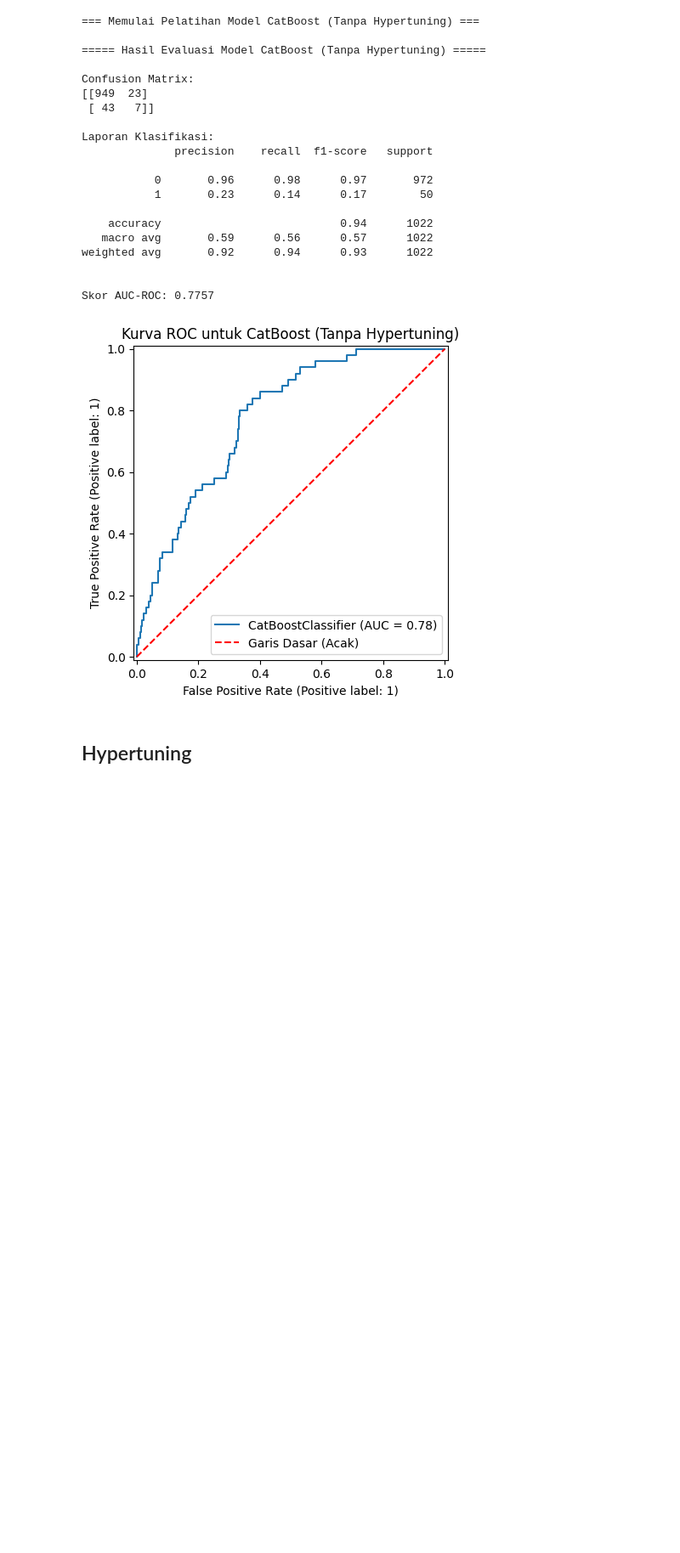
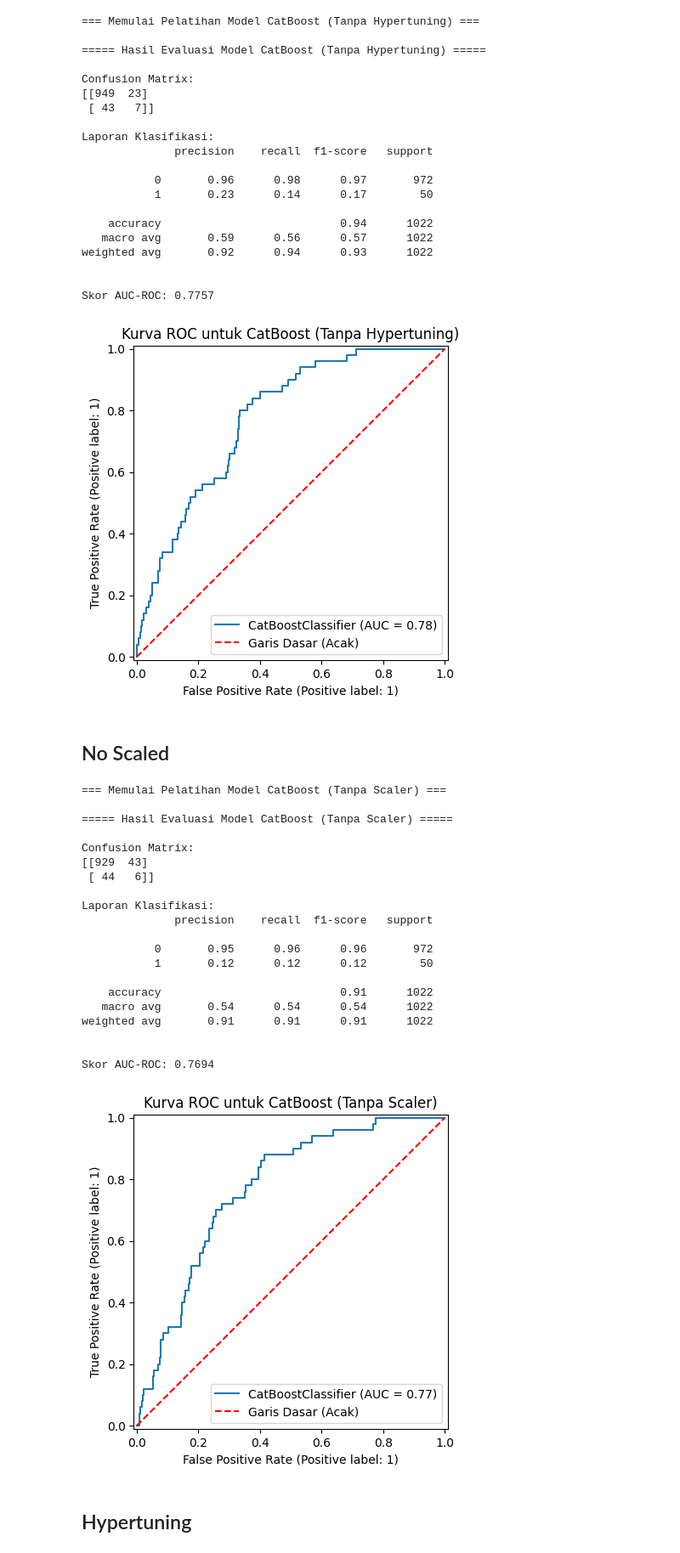
Before and after one commit to PUTAXD/FP_MachineLearning, a Jupyter notebook: CatBoost.ipynb, the cells around one changed output. Shown at 85% size. Cells and saved outputs as stored; diff of their text form; code cells hidden in the pictures; blank space fills up the shorter version.

```diff
--- a/CatBoost.ipynb
+++ b/CatBoost.ipynb
@@ -76,6 +76,82 @@ weighted avg       0.92      0.94      0.93      1022
 
 Skor AUC-ROC: 0.7757
 [figure]
+# %% [markdown]
+## No Scaled
+# %%
+import pandas as pd
+from sklearn.model_selection import train_test_split
+from sklearn.preprocessing import StandardScaler
+from imblearn.over_sampling import SMOTE
+from catboost import CatBoostClassifier
+from sklearn.metrics import classification_report, confusion_matrix, roc_auc_score, RocCurveDisplay
+import matplotlib.pyplot as plt
+
+# Muat dataset yang sudah di-encode
+df = pd.read_csv('data/healthcare-dataset-stroke-data-encoded.csv')
+
+# Pisahkan fitur (X) dan target (y)
+X = df.drop('stroke', axis=1)
+y = df['stroke']
+
+# Bagi data menjadi set pelatihan dan pengujian
+X_train, X_test, y_train, y_test = train_test_split(X, y, test_size=0.2, random_state=42, stratify=y)
+
+# Penskalaan Fitur
+#scaler = StandardScaler()
+#X_train_scaled = scaler.fit_transform(X_train)
+#X_test_scaled = scaler.transform(X_test)
+
+# Penanganan Kelas Tidak Seimbang (SMOTE)
+smote = SMOTE(random_state=42)
+X_train_resampled, y_train_resampled = smote.fit_resample(X_train, y_train)
+
+# Latih Model CatBoost
+catboost_model = CatBoostClassifier(random_state=42, verbose=0) # verbose=0 untuk menyembunyikan output pelatihan
+print("=== Memulai Pelatihan Model CatBoost (Tanpa Scaler) ===")
+catboost_model.fit(X_train_resampled, y_train_resampled)
+
+# Buat prediksi pada data uji
+y_pred_catboost = catboost_model.predict(X_test)
+y_pred_proba_catboost = catboost_model.predict_proba(X_test)[:, 1]
+
+# Tampilkan hasil evaluasi
+print("\n===== Hasil Evaluasi Model CatBoost (Tanpa Scaler) =====")
+print("\nConfusion Matrix:")
+print(confusion_matrix(y_test, y_pred_catboost))
+print("\nLaporan Klasifikasi:")
+print(classification_report(y_test, y_pred_catboost))
+auc_score_catboost = roc_auc_score(y_test, y_pred_proba_catboost)
+print(f"\nSkor AUC-ROC: {auc_score_catboost:.4f}")
+
+# Visualisasi Kurva ROC
+RocCurveDisplay.from_estimator(catboost_model, X_test, y_test)
+plt.title('Kurva ROC untuk CatBoost (Tanpa Scaler)')
+plt.plot([0, 1], [0, 1], 'r--', label='Garis Dasar (Acak)')
+plt.legend()
+plt.show()
+# %% [output]
+=== Memulai Pelatihan Model CatBoost (Tanpa Scaler) ===
+
+===== Hasil Evaluasi Model CatBoost (Tanpa Scaler) =====
+
+Confusion Matrix:
+[[929  43]
+ [ 44   6]]
+
+Laporan Klasifikasi:
+              precision    recall  f1-score   support
+
+           0       0.95      0.96      0.96       972
+           1       0.12      0.12      0.12        50
+
+    accuracy                           0.91      1022
+   macro avg       0.54      0.54      0.54      1022
+weighted avg       0.91      0.91      0.91      1022
+
+
+Skor AUC-ROC: 0.7694
+[figure, added]
 # %% [markdown]
 ## Hypertuning
 # %%
```
Also changed, not shown: parts of 3 cells of this notebook.
